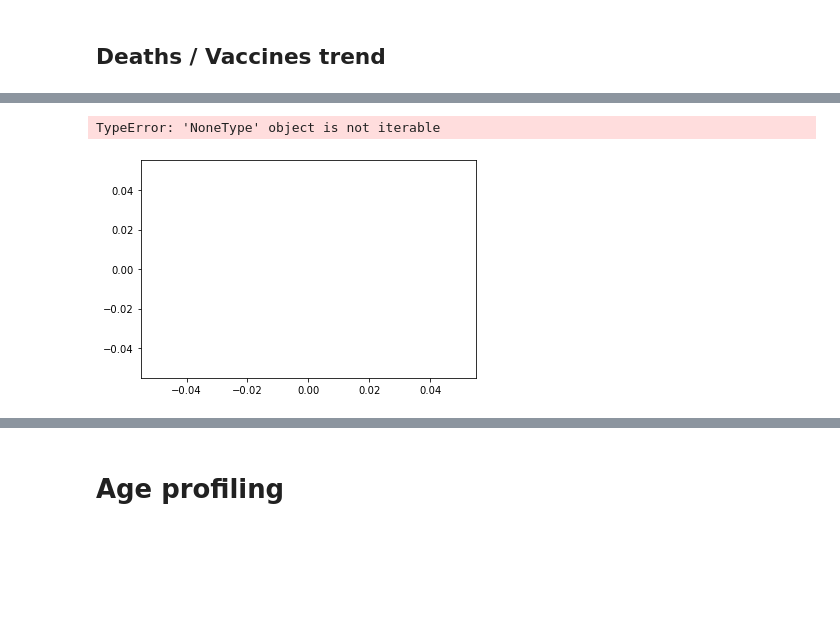
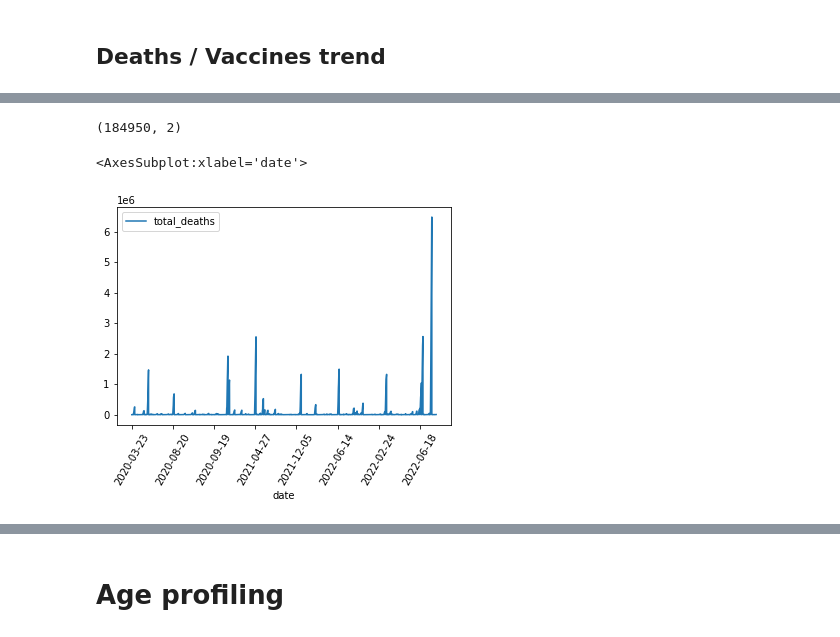
Before and after one commit to quillaur/apprendre_python, a Jupyter notebook: data_science/data_visualisation/covid/covid_analysis.ipynb, the cells around one changed output, grey strips where cells are left out. Saved outputs shown, nothing was run; the diff lists cells and outputs as text; code cells hidden in the pictures; blank space fills up the shorter version.

```diff
--- a/data_science/data_visualisation/covid/covid_analysis.ipynb
+++ b/data_science/data_visualisation/covid/covid_analysis.ipynb
@@ -67,5 +61,9 @@ grouped_date.head()
-# %%
-sns.lineplot(data=grouped_date)
-# %% [output]
-TypeError: 'NoneType' object is not iterable
-[figure, removed]
+# %%
+sub_df.shape
+# %% [output]
+(184950, 2)
+# %%
+sub_df.plot(x="date", y="total_deaths", rot=60)
+# %% [output]
+<AxesSubplot:xlabel='date'>
+[figure, added]
```
Also changed, not shown: parts of 4 cells of this notebook.
